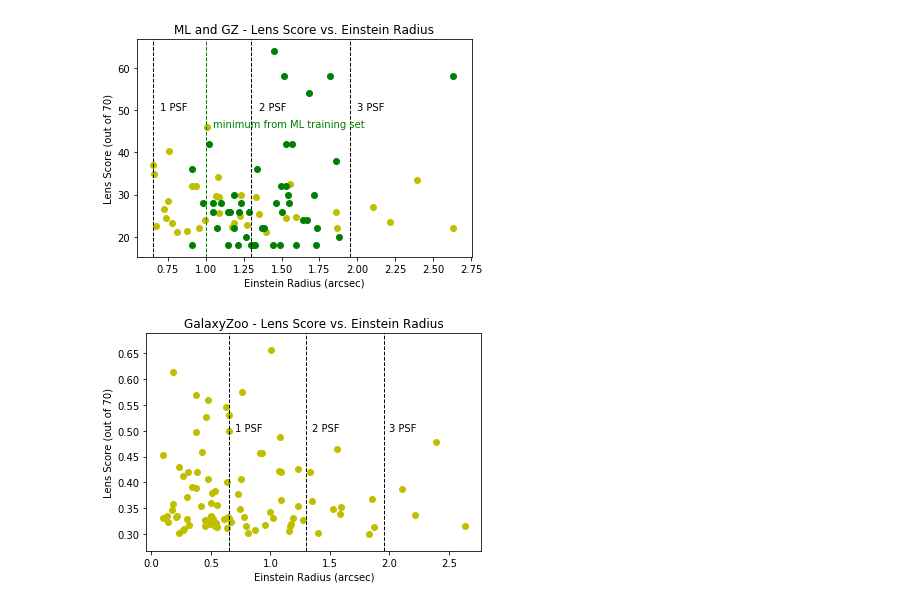
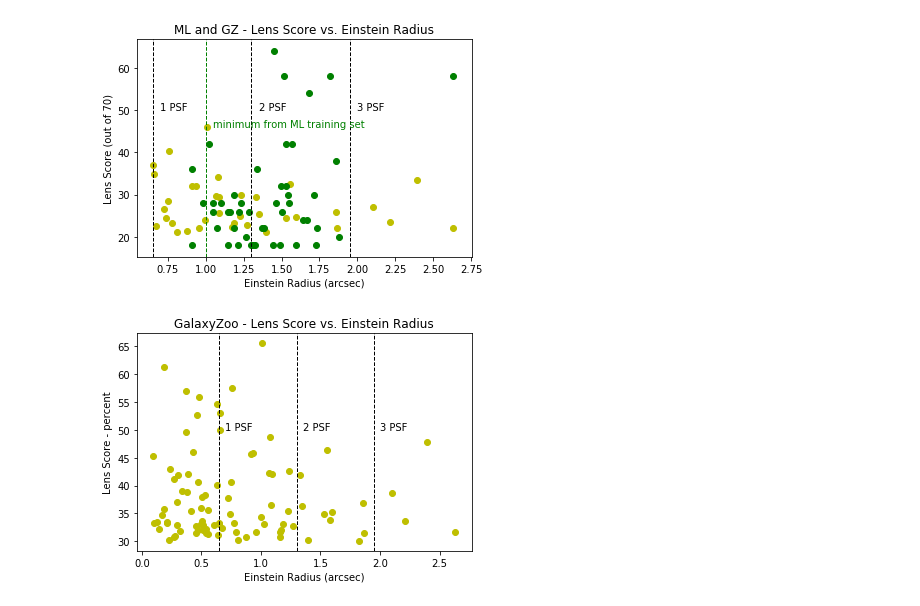
Before and after one commit to shawnknabel/lens_methods, a Jupyter notebook: Notebook_Files/Einstein_Radius/Estimated_Einstein_Radii_041520.ipynb, the cells around one changed output. Cells and saved outputs as stored; diff of their text form; code cells hidden in the pictures.

Commit message:
rehashing plots for lensing paper

```diff
--- a/Notebook_Files/Einstein_Radius/Estimated_Einstein_Radii_041520.ipynb
+++ b/Notebook_Files/Einstein_Radius/Estimated_Einstein_Radii_041520.ipynb
@@ -36,10 +36,10 @@ jansky = 1e-26 #W/m^2/Hz
 cosmo = FlatLambdaCDM(h0, Om0=0.262) # Shawn: to match cosmology used by Becky
 # %%
 ### Samples as of 2/19/19
-spec = pd.read_csv('/home/shawn/Desktop/gravitational_lensing_research/Lens_Project_Files/spec_041220.csv')
-mac = pd.read_csv('/home/shawn/Desktop/gravitational_lensing_research/Lens_Project_Files/mac_candidates_041520.csv')
-zoo = pd.read_csv('/home/shawn/Desktop/gravitational_lensing_research/Lens_Project_Files/zoo_candidates_032020.csv')
-#zoo_30 = pd.read_csv('/home/shawn/Desktop/gravitational_lensing_research/Lens_Project_Files/zoo_30_021920.csv')
+spec = pd.read_csv('/home/shawn/Desktop/gravitational_lensing_research/Lens_Project_Files/spec_latest.csv')
+mac = pd.read_csv('/home/shawn/Desktop/gravitational_lensing_research/Lens_Project_Files/mac_latest.csv')
+zoo = pd.read_csv('/home/shawn/Desktop/gravitational_lensing_research/Lens_Project_Files/zoo_latest.csv')
+zoo_30 = pd.read_csv('/home/shawn/Desktop/gravitational_lensing_research/Lens_Project_Files/zoo_30_021920.csv')
 # %% [markdown]
 ## Estimate theta_e for spec candidates
 # %%
@@ -153,18 +153,18 @@ plt.ylabel("Lens Score (out of 70)")
 # %% [output]
 [figure]
 # %%
-plt.scatter(zoo_30.theta_e, zoo_30.LENS_SCORE,color='Y',label='Zoo')
+plt.scatter(zoo_30.theta_e, zoo_30.LENS_SCORE * 100,color='Y',label='Zoo')
 plt.axvline(0.65, color='k', linestyle='dashed', linewidth=1)
 plt.axvline(1.3, color='k', linestyle='dashed', linewidth=1)
 plt.axvline(1.95, color='k', linestyle='dashed', linewidth=1)
 #plt.axvline(1, color='g', linestyle='dashed', linewidth=1)
-plt.text(0.7, 0.5, '1 PSF')
-plt.text(1.35, 0.5, '2 PSF')
-plt.text(2, 0.5, '3 PSF')
+plt.text(0.7, 50, '1 PSF')
+plt.text(1.35, 50, '2 PSF')
+plt.text(2, 50, '3 PSF')
 #plt.text(1.05, , 'minimum from training set', color = 'g')
 plt.title('GalaxyZoo - Lens Score vs. Einstein Radius')
 plt.xlabel("Einstein Radius (arcsec)")
-plt.ylabel("Lens Score (out of 70)")
+plt.ylabel("Lens Score - percent")
 #plt.savefig('/home/shawn/Desktop/gravitational_lensing_research/Lens_Project_Visuals/PNGs/zoo_theta_e_score.png')
 # %% [output]
-[figure, old version]
+[figure, new version]
```
Also changed, not shown: 6 other files.
